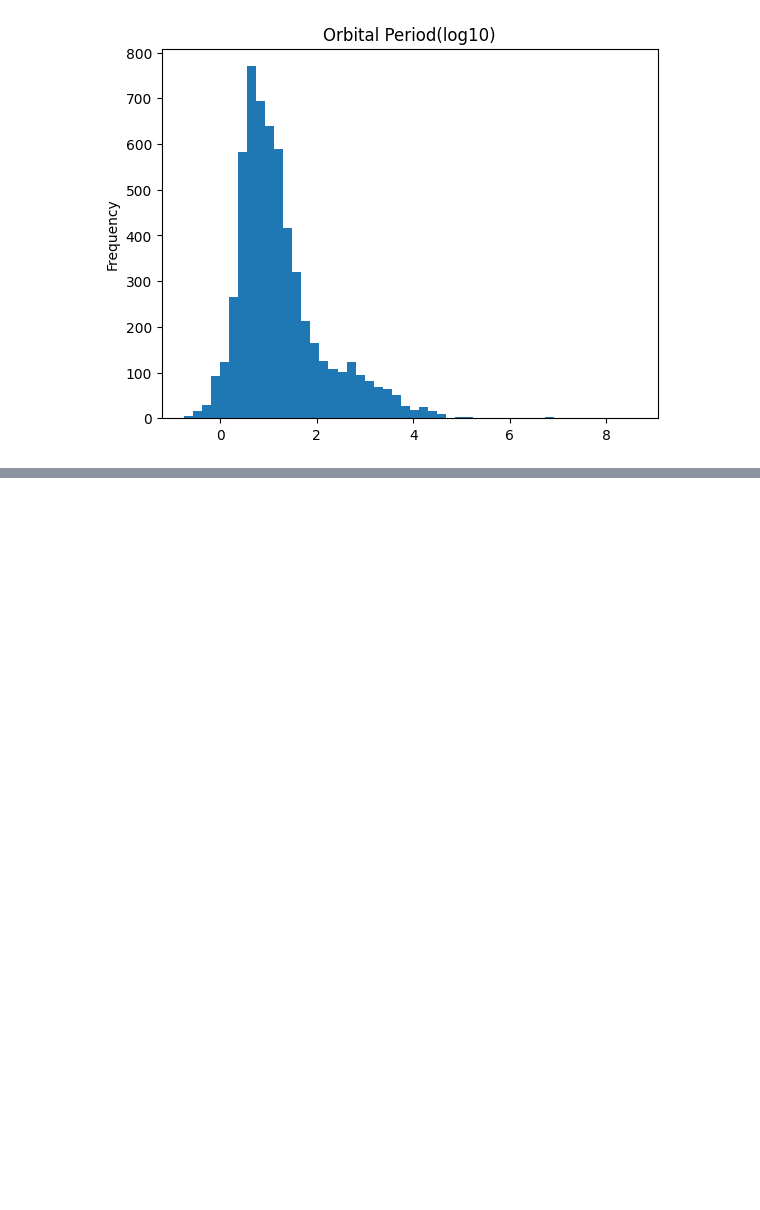
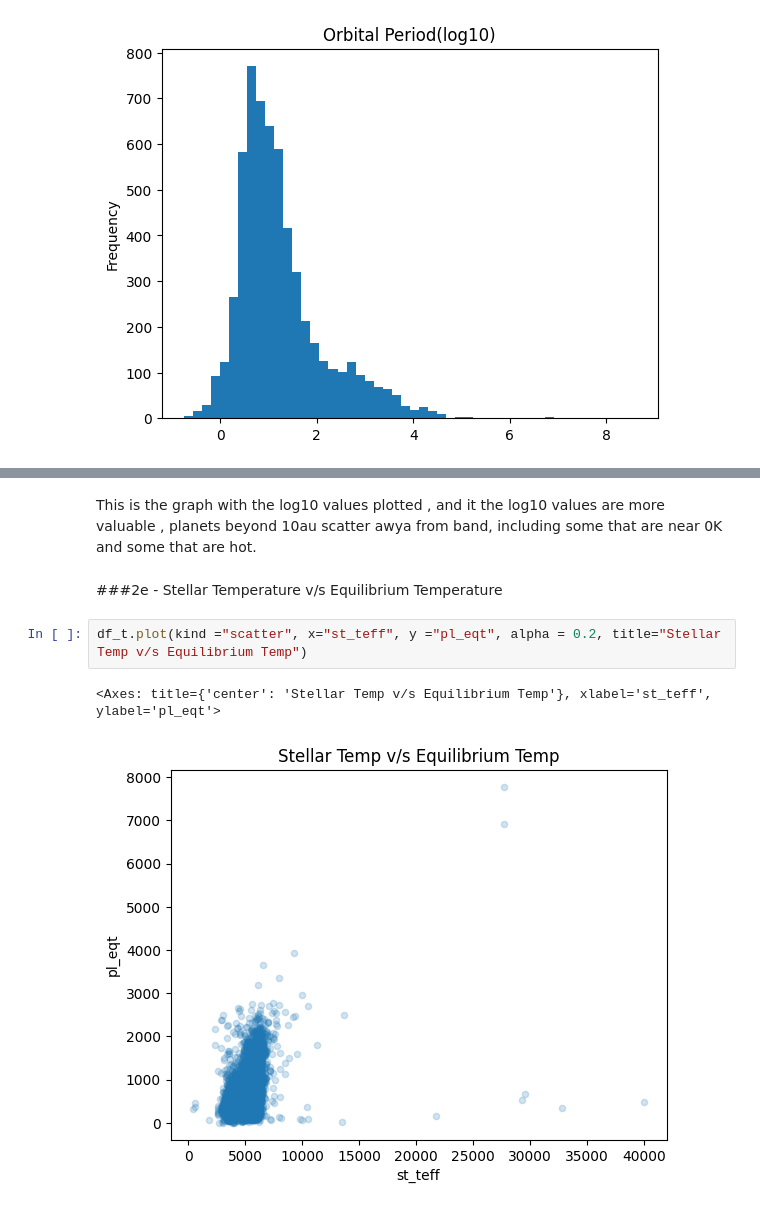
Before and after one commit to Xrash09/CSA-AI-ML, a Jupyter notebook: data_analysis.ipynb, the cells around one changed output, grey strips where cells are left out. Cells and saved outputs as stored; diff of their text form; blank space fills up the shorter version.

```diff
--- a/data_analysis.ipynb
+++ b/data_analysis.ipynb
@@ -134,0 +173,9 @@ np.log10(df_t["pl_orbper"]).plot(kind ="hist" , bins =50 , title="Orbital Period
+# %% [markdown]
+This is the graph with the log10 values plotted , and it the log10 values are more valuable , planets beyond 10au scatter awya from band, including some that are near 0K and some that are hot.
+# %% [markdown]
+###2e - Stellar Temperature v/s Equilibrium Temperature
+# %%
+df_t.plot(kind ="scatter", x="st_teff", y ="pl_eqt", alpha = 0.2, title="Stellar Temp v/s Equilibrium Temp")
+# %% [output]
+<Axes: title={'center': 'Stellar Temp v/s Equilibrium Temp'}, xlabel='st_teff', ylabel='pl_eqt'>
+[figure, added]
```
Also changed, not shown: parts of 11 cells of this notebook.
